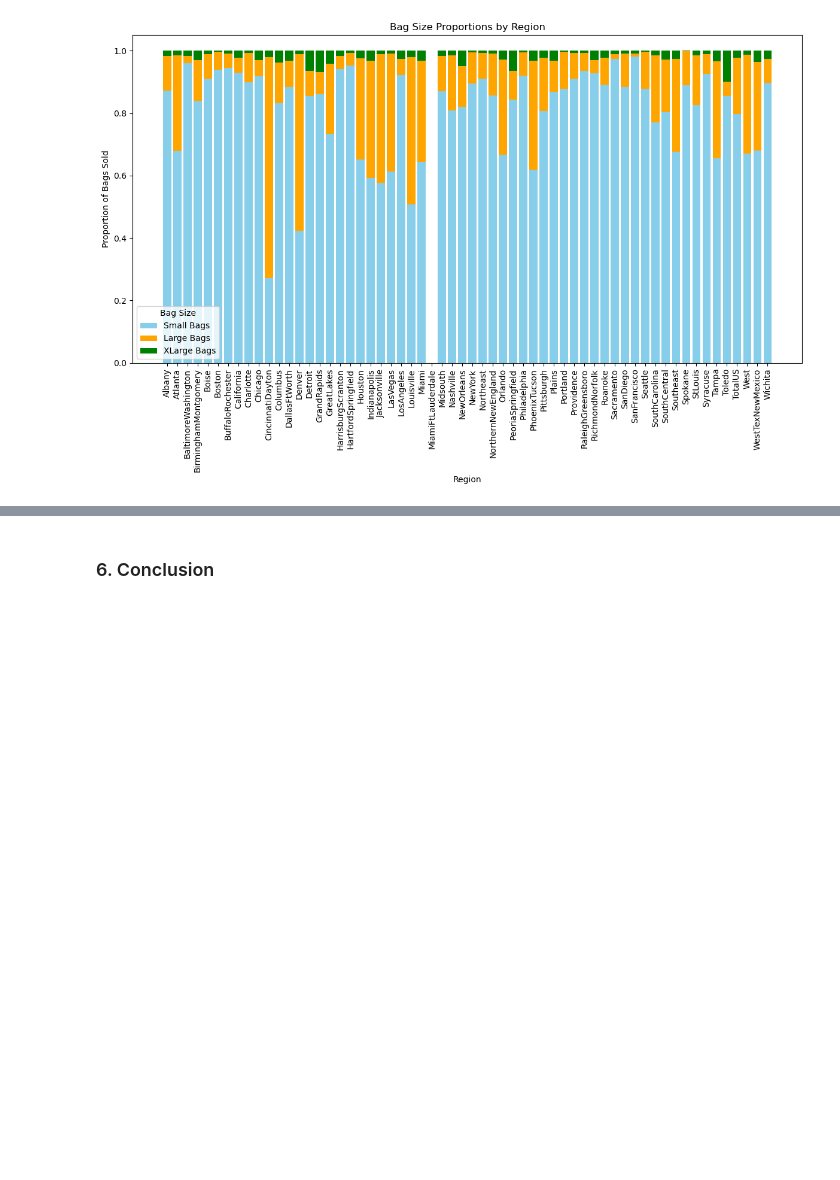
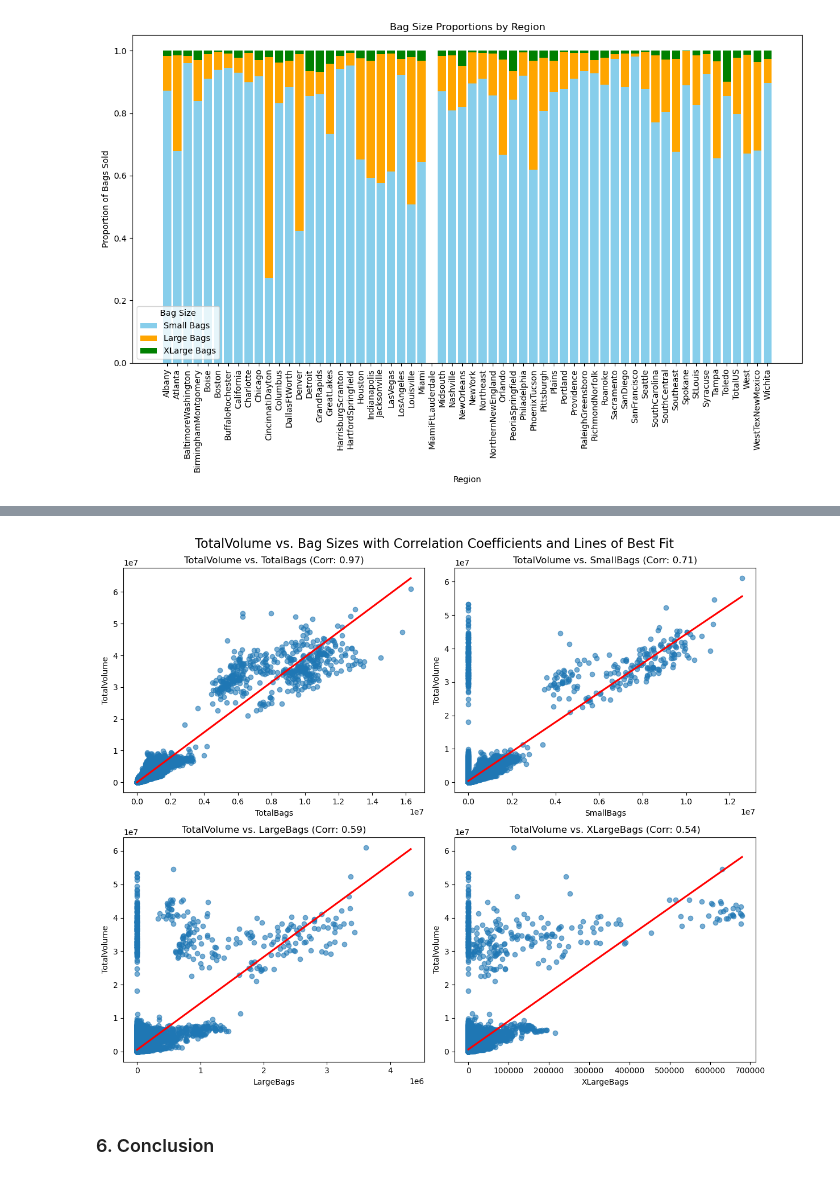
Before and after one commit to VrishtiSingh/PythonExplorersTeam3, a Jupyter notebook: Avocado Prices and Sales Volume 2015-2023.ipynb, the cells around one changed output, grey strips where cells are left out. Saved outputs shown, nothing was run; the diff lists cells and outputs as text; code cells hidden in the pictures; blank space fills up the shorter version.

```diff
--- a/Avocado Prices and Sales Volume 2015-2023.ipynb
+++ b/Avocado Prices and Sales Volume 2015-2023.ipynb
@@ -549,2 +571,35 @@ plt.show()
+# %%
+# Define the bag size columns
+bag_columns = ['TotalBags', 'SmallBags', 'LargeBags', 'XLargeBags']
+
+# Create a figure with subplots for each bag size
+fig, axes = plt.subplots(2, 2, figsize=(12, 10))
+fig.suptitle("TotalVolume vs. Bag Sizes with Correlation Coefficients and Lines of Best Fit", fontsize=16)
+
+# Loop through each bag size column and create a scatterplot with a line of best fit
+for ax, bag_column in zip(axes.flatten(), bag_columns):
+    # Calculate the correlation coefficient
+    correlation = df['TotalVolume'].corr(df[bag_column])
+
+    # Plot the scatterplot with a line of best fit
+    sns.regplot(
+        data=df,
+        x=bag_column,
+        y="TotalVolume",
+        ax=ax,
+        scatter_kws={'alpha': 0.6},  # Set transparency for scatter points
+        line_kws={'color': 'red'},   # Color for the line of best fit
+        ci=None                      # Remove confidence interval for a cleaner plot
+    )
+
+    # Set title with the correlation coefficient
+    ax.set_title(f"TotalVolume vs. {bag_column} (Corr: {correlation:.2f})")
+    ax.set_xlabel(bag_column)
+    ax.set_ylabel("TotalVolume")
+
+plt.tight_layout()
+plt.show()
+# %% [output]
+[figure, added]
 # %% [markdown]
 ### 6. Conclusion
```
Also changed, not shown: parts of 3 cells of this notebook.
